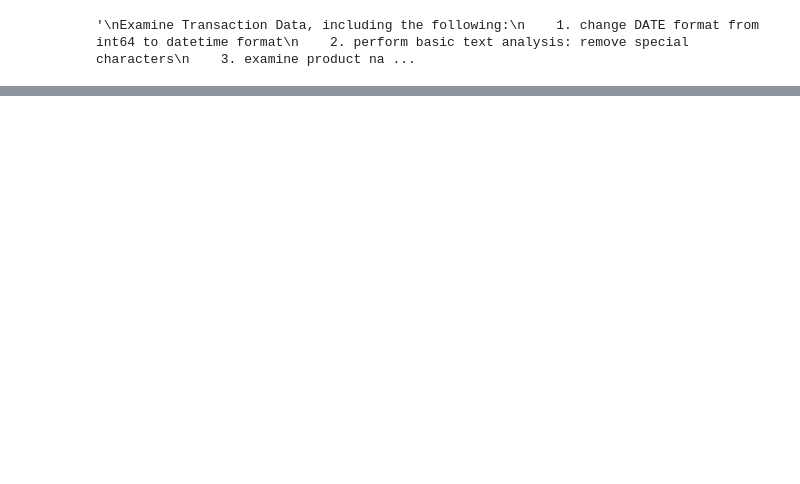
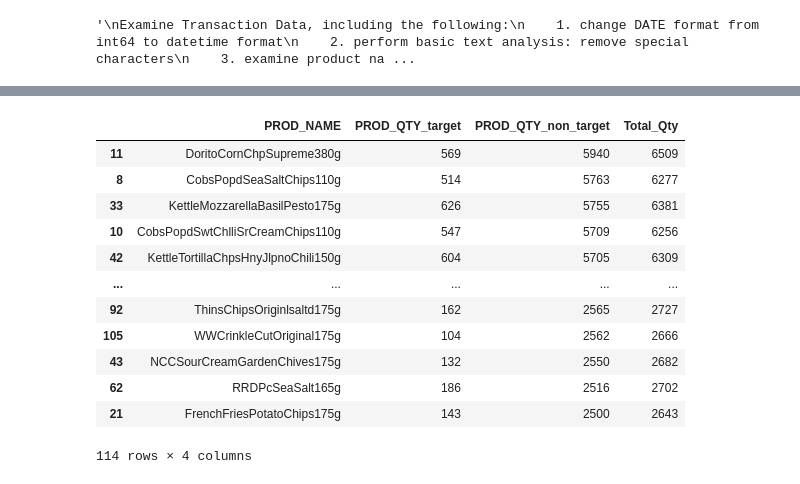
Before and after one commit to janewzhou/PortfolioProjects, a Jupyter notebook: Quantium Project/Quantium_Data_Validation&Wrangling.ipynb, the cells around one changed output, grey strips where cells are left out. Drawn from its saved outputs; the diff is of its cells as text; code cells hidden in the pictures; blank space fills up the shorter version.

```diff
--- a/Quantium Project/Quantium_Data_Validation&Wrangling.ipynb
+++ b/Quantium Project/Quantium_Data_Validation&Wrangling.ipynb
@@ -234 +460,17 @@ qty_df['Total_Qty'] = qty_df['PROD_QTY_target'] + qty_df['PROD_QTY_non_target']
+# %%
+qty.sort_values(by = ['PROD_QTY_non_target'], ascending = False)
+# %% [output]
+|  | PROD_NAME | PROD_QTY_target | PROD_QTY_non_target | Total_Qty |
+| 11 | DoritoCornChpSupreme380g | 569 | 5940 | 6509 |
+| 8 | CobsPopdSeaSaltChips110g | 514 | 5763 | 6277 |
+| 33 | KettleMozzarellaBasilPesto175g | 626 | 5755 | 6381 |
+| 10 | CobsPopdSwtChlliSrCreamChips110g | 547 | 5709 | 6256 |
+| 42 | KettleTortillaChpsHnyJlpnoChili150g | 604 | 5705 | 6309 |
+| ... | ... | ... | ... | ... |
+| 92 | ThinsChipsOriginlsaltd175g | 162 | 2565 | 2727 |
+| 105 | WWCrinkleCutOriginal175g | 104 | 2562 | 2666 |
+| 43 | NCCSourCreamGardenChives175g | 132 | 2550 | 2682 |
+| 62 | RRDPcSeaSalt165g | 186 | 2516 | 2702 |
+| 21 | FrenchFriesPotatoChips175g | 143 | 2500 | 2643 |
+114 rows × 4 columns
 # %%
```
Also changed, not shown: parts of 52 cells of this notebook.
